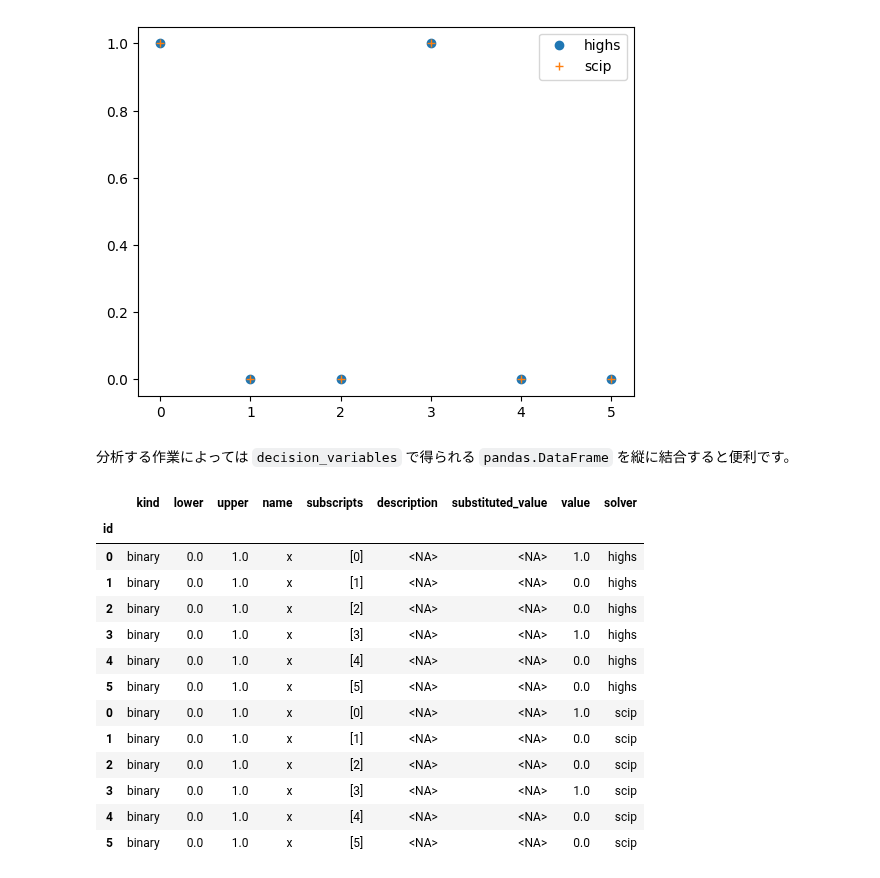
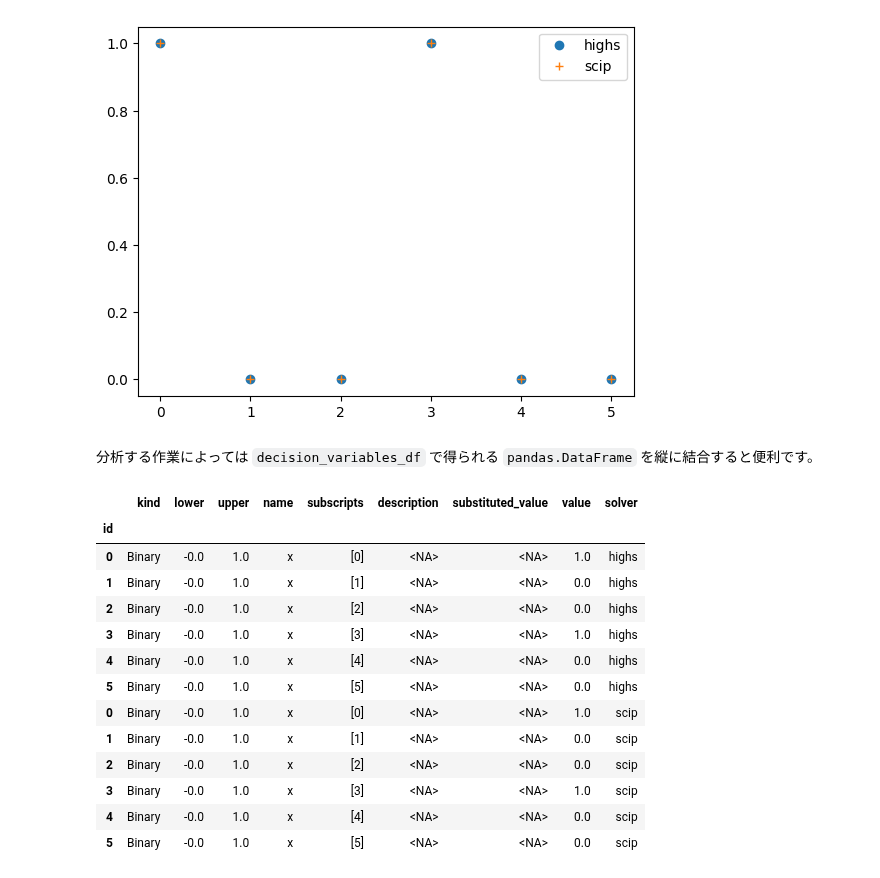
Before and after one commit to Jij-Inc/ommx, a Jupyter notebook: docs/ja/tutorial/switching_adapters.ipynb, the cells around one changed output. Cells and saved outputs as stored; diff of their text form; code cells hidden in the pictures.

```diff
--- a/docs/ja/tutorial/switching_adapters.ipynb
+++ b/docs/ja/tutorial/switching_adapters.ipynb
@@ -80,27 +80,27 @@ plt.legend()
 <matplotlib.legend.Legend at 0x...>
 [figure]
 # %% [markdown]
-分析する作業によっては `decision_variables` で得られる `pandas.DataFrame` を縦に結合すると便利です。
+分析する作業によっては `decision_variables_df` で得られる `pandas.DataFrame` を縦に結合すると便利です。
 # %%
 import pandas
 
 decision_variables = pandas.concat([
-    solution.decision_variables.assign(solver=solver)
+    solution.decision_variables_df.assign(solver=solver)
     for solver, solution in solutions.items()
 ])
 decision_variables
 # %% [output]
 |  | kind | lower | upper | name | subscripts | description | substituted_value | value | solver |
 | id |  |  |  |  |  |  |  |  |  |
-| 0 | binary | 0.0 | 1.0 | x | [0] | <NA> | <NA> | 1.0 | highs |
-| 1 | binary | 0.0 | 1.0 | x | [1] | <NA> | <NA> | 0.0 | highs |
-| 2 | binary | 0.0 | 1.0 | x | [2] | <NA> | <NA> | 0.0 | highs |
-| 3 | binary | 0.0 | 1.0 | x | [3] | <NA> | <NA> | 1.0 | highs |
-| 4 | binary | 0.0 | 1.0 | x | [4] | <NA> | <NA> | 0.0 | highs |
-| 5 | binary | 0.0 | 1.0 | x | [5] | <NA> | <NA> | 0.0 | highs |
-| 0 | binary | 0.0 | 1.0 | x | [0] | <NA> | <NA> | 1.0 | scip |
-| 1 | binary | 0.0 | 1.0 | x | [1] | <NA> | <NA> | 0.0 | scip |
-| 2 | binary | 0.0 | 1.0 | x | [2] | <NA> | <NA> | 0.0 | scip |
-| 3 | binary | 0.0 | 1.0 | x | [3] | <NA> | <NA> | 1.0 | scip |
-| 4 | binary | 0.0 | 1.0 | x | [4] | <NA> | <NA> | 0.0 | scip |
-| 5 | binary | 0.0 | 1.0 | x | [5] | <NA> | <NA> | 0.0 | scip |
+| 0 | Binary | -0.0 | 1.0 | x | [0] | <NA> | <NA> | 1.0 | highs |
+| 1 | Binary | -0.0 | 1.0 | x | [1] | <NA> | <NA> | 0.0 | highs |
+| 2 | Binary | -0.0 | 1.0 | x | [2] | <NA> | <NA> | 0.0 | highs |
+| 3 | Binary | -0.0 | 1.0 | x | [3] | <NA> | <NA> | 1.0 | highs |
+| 4 | Binary | -0.0 | 1.0 | x | [4] | <NA> | <NA> | 0.0 | highs |
+| 5 | Binary | -0.0 | 1.0 | x | [5] | <NA> | <NA> | 0.0 | highs |
+| 0 | Binary | -0.0 | 1.0 | x | [0] | <NA> | <NA> | 1.0 | scip |
+| 1 | Binary | -0.0 | 1.0 | x | [1] | <NA> | <NA> | 0.0 | scip |
+| 2 | Binary | -0.0 | 1.0 | x | [2] | <NA> | <NA> | 0.0 | scip |
+| 3 | Binary | -0.0 | 1.0 | x | [3] | <NA> | <NA> | 1.0 | scip |
+| 4 | Binary | -0.0 | 1.0 | x | [4] | <NA> | <NA> | 0.0 | scip |
+| 5 | Binary | -0.0 | 1.0 | x | [5] | <NA> | <NA> | 0.0 | scip |
```
Also changed, not shown: 4 other files.
